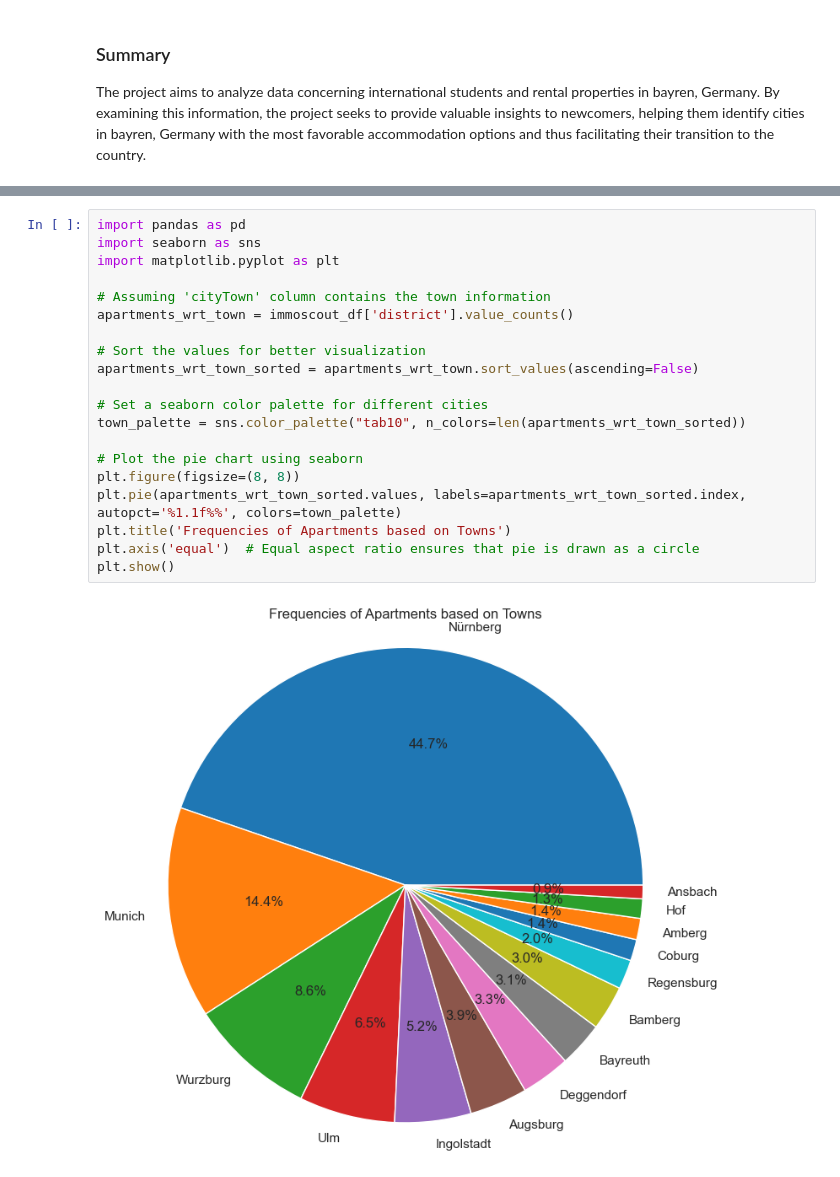
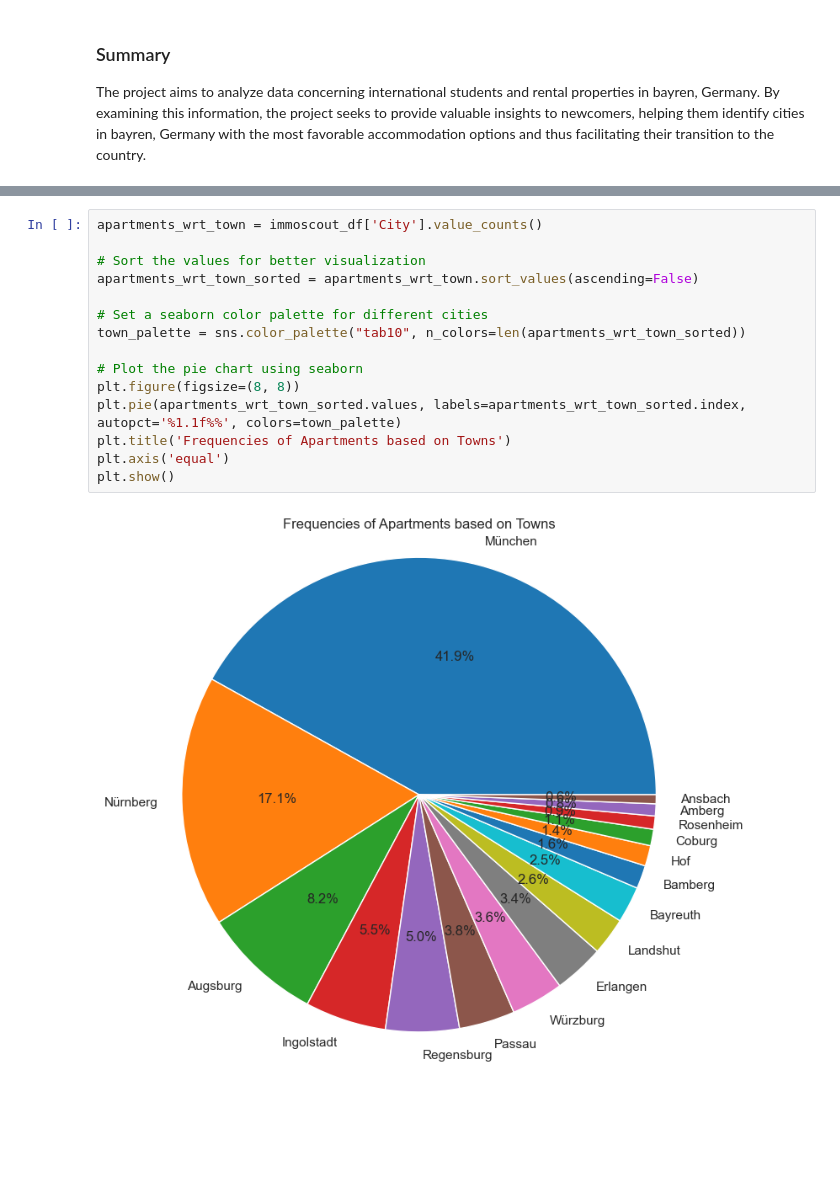
Before and after one commit to jvalue/made-template, a Jupyter notebook: project/report.ipynb, the cells around one changed output, grey strips where cells are left out. Saved outputs shown, nothing was run; the diff lists cells and outputs as text; blank space fills up the shorter version.

Commit message:
update pipeline for reports graphs

```diff
--- a/project/report.ipynb
+++ b/project/report.ipynb
@@ -176,22 +112,17 @@ Index(['federalState', 'serviceCharge', 'heatingType', 'telekomTvOffer',
 # %%
-import pandas as pd
-import seaborn as sns
-import matplotlib.pyplot as plt
-
-# Assuming 'cityTown' column contains the town information
-apartments_wrt_town = immoscout_df['district'].value_counts()
+apartments_wrt_town = immoscout_df['City'].value_counts()
 
 # Sort the values for better visualization
 apartments_wrt_town_sorted = apartments_wrt_town.sort_values(ascending=False)
 
 # Set a seaborn color palette for different cities
 town_palette = sns.color_palette("tab10", n_colors=len(apartments_wrt_town_sorted))
 
 # Plot the pie chart using seaborn
 plt.figure(figsize=(8, 8))
 plt.pie(apartments_wrt_town_sorted.values, labels=apartments_wrt_town_sorted.index, autopct='%1.1f%%', colors=town_palette)
 plt.title('Frequencies of Apartments based on Towns')
-plt.axis('equal')  # Equal aspect ratio ensures that pie is drawn as a circle
+plt.axis('equal')
 plt.show()
 # %% [output]
-[figure, old version]
+[figure, new version]
```
Also changed, not shown: parts of 14 cells of this notebook, 2 other files.
